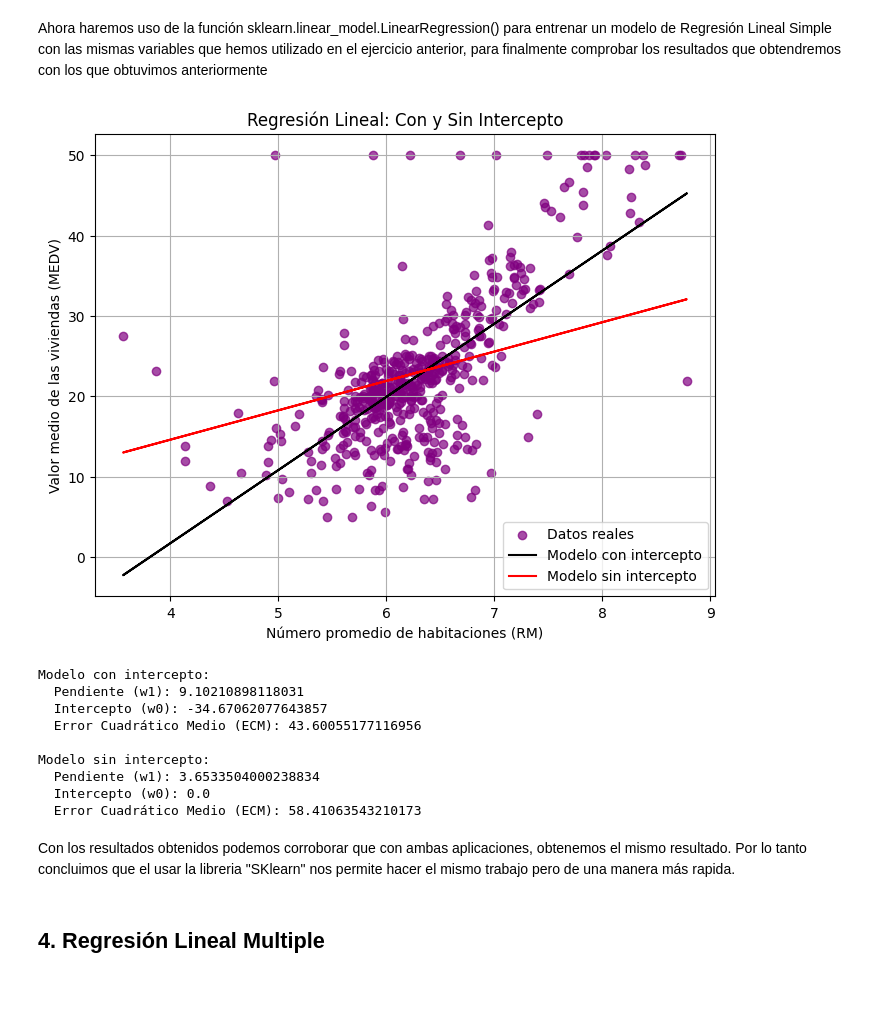
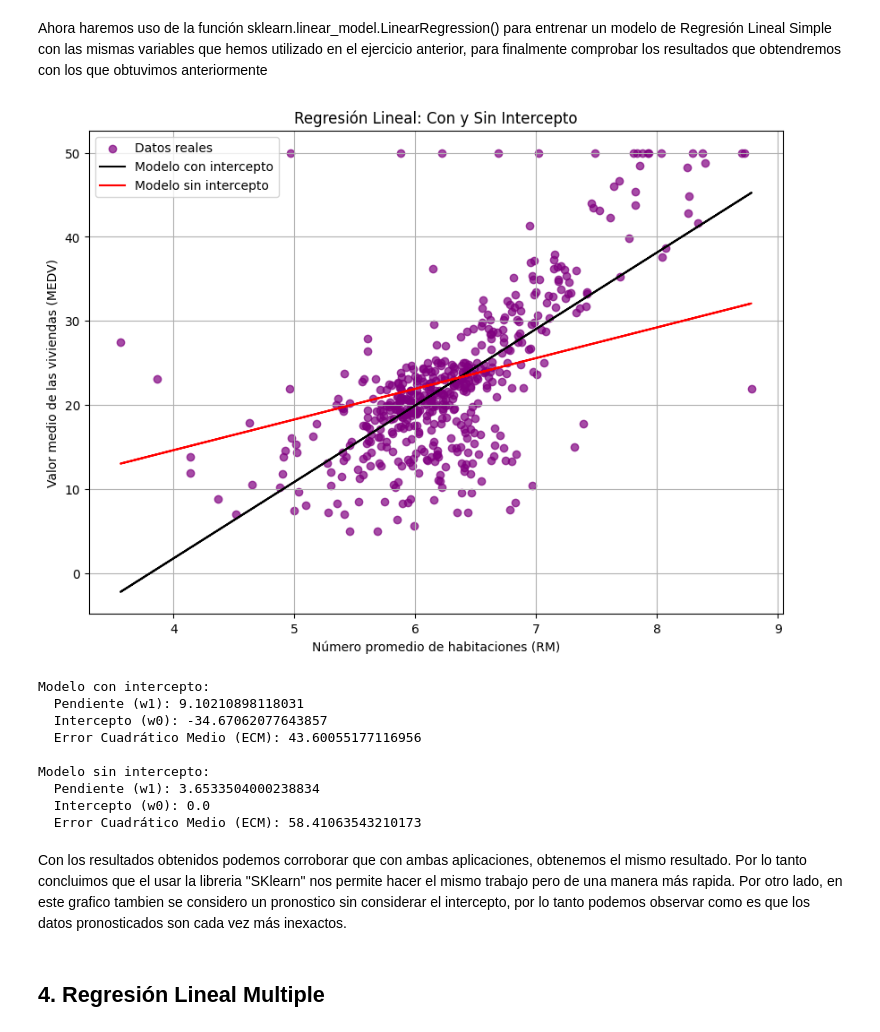
Before and after one commit to Lexie-v2/Goggle-CO, a Jupyter notebook: Lab2___Colab__Vera,V.ipynb, the cells around one changed output. Drawn from its saved outputs; the diff is of its cells as text; code cells hidden in the pictures; blank space fills up the shorter version.

```diff
--- a/Lab2___Colab__Vera,V.ipynb
+++ b/Lab2___Colab__Vera,V.ipynb
@@ -194,36 +194,36 @@ y_pred_with_intercept = model_with_intercept.predict(X)
 y_pred_without_intercept = model_without_intercept.predict(X)
 
 # --- Visualizar los resultados ---
-plt.figure(figsize=(8, 6))
+plt.figure(figsize=(10, 7))
 plt.scatter(X, y, alpha=0.7, label="Datos reales", color="purple")  # Datos reales
 plt.plot(X, y_pred_with_intercept, label="Modelo con intercepto", color="black")  # Línea del modelo con intercepto
 plt.plot(X, y_pred_without_intercept, label="Modelo sin intercepto", color="red")  # Línea del modelo sin intercepto
 plt.xlabel("Número promedio de habitaciones (RM)")
 plt.ylabel("Valor medio de las viviendas (MEDV)")
 plt.title("Regresión Lineal: Con y Sin Intercepto")
 plt.legend()
 plt.grid(True)
 plt.show()
 
 # --- Calcular el Error Cuadrático Medio (ECM) ---
 # ECM para el modelo con intercepto
 mse_with_intercept = mean_squared_error(y, y_pred_with_intercept)
 
 # ECM para el modelo sin intercepto
 mse_without_intercept = mean_squared_error(y, y_pred_without_intercept)
 
 # --- Imprimir los resultados ---
 print("Modelo con intercepto:")
 print(f"  Pendiente (w1): {model_with_intercept.coef_[0]}")
 print(f"  Intercepto (w0): {model_with_intercept.intercept_}")
 print(f"  Error Cuadrático Medio (ECM): {mse_with_intercept}")
 
 print("\nModelo sin intercepto:")
 print(f"  Pendiente (w1): {model_without_intercept.coef_[0]}")
 print(f"  Intercepto (w0): {model_without_intercept.intercept_}")  # Será 0 en este caso
 print(f"  Error Cuadrático Medio (ECM): {mse_without_intercept}")
 # %% [output]
-[figure, old version]
+[figure, new version]
 Modelo con intercepto:
   Pendiente (w1): 9.10210898118031
   Intercepto (w0): -34.67062077643857
@@ -235,6 +235,7 @@ Modelo sin intercepto:
   Error Cuadrático Medio (ECM): 58.41063543210173
 # %% [markdown]
 Con los resultados obtenidos podemos corroborar que con ambas aplicaciones, obtenemos el mismo resultado. Por lo tanto concluimos que el usar la libreria "SKlearn" nos permite hacer el mismo trabajo pero de una manera más rapida.
+Por otro lado, en este grafico tambien se considero un pronostico sin considerar el intercepto, por lo tanto podemos observar como es que los datos pronosticados son cada vez más inexactos.
 # %% [markdown]
 ## 4. Regresión Lineal Multiple
 # %% [markdown]
```
